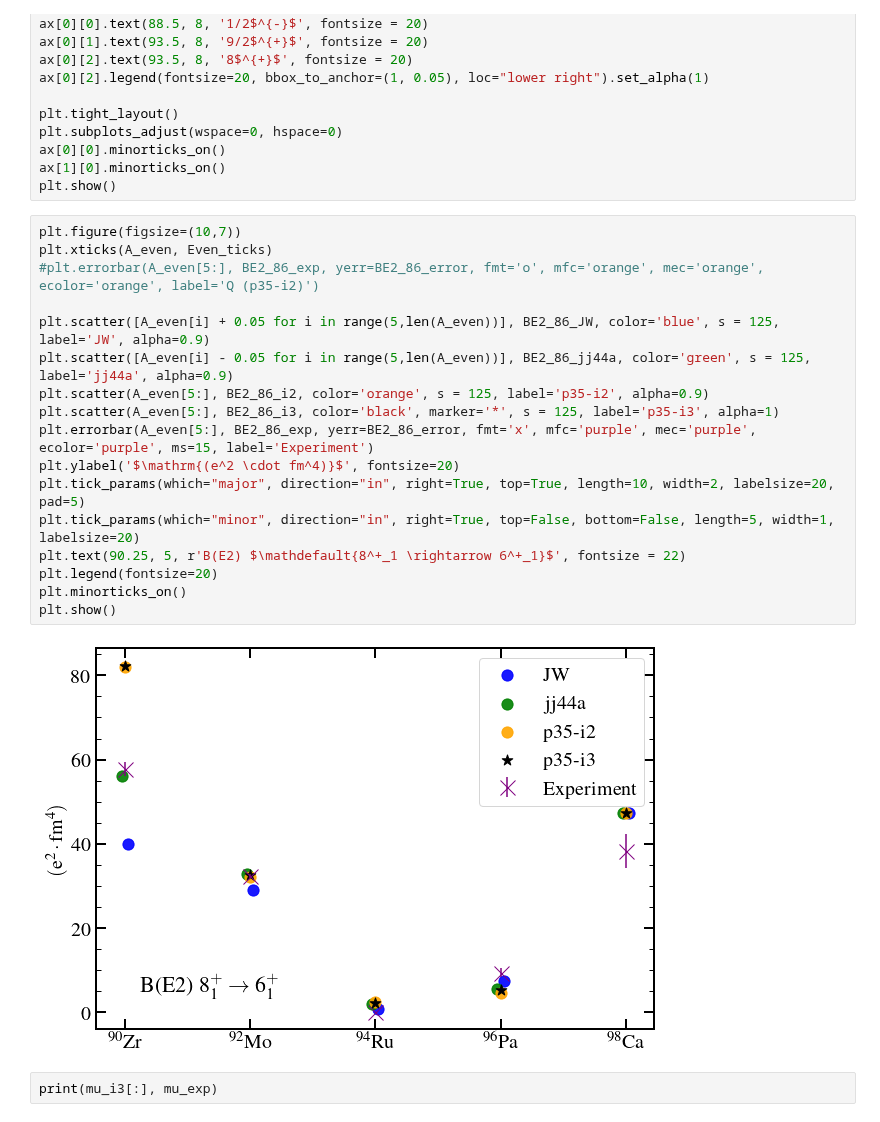
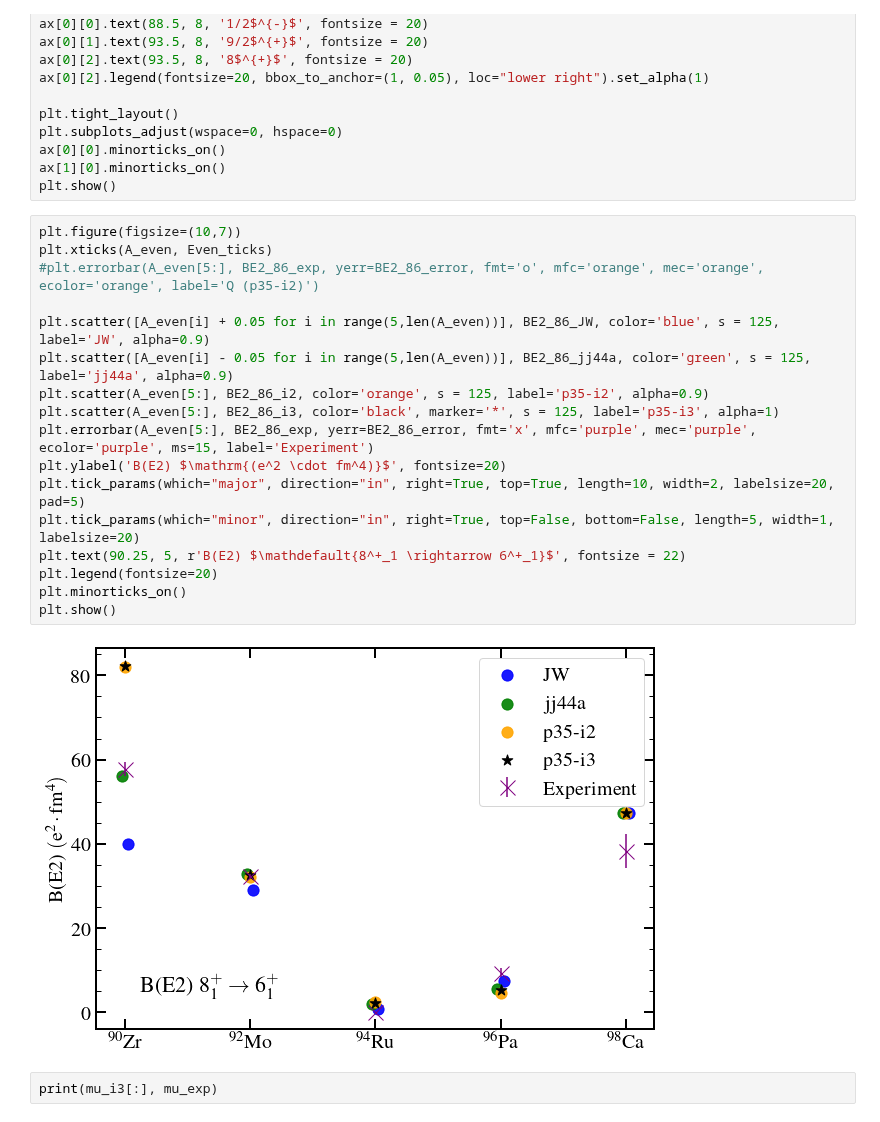
Before and after one commit to JordanPurcell/Research, a Jupyter notebook: plots/EM_properties.ipynb, the cells around one changed output. Cells and saved outputs as stored; diff of their text form.

Commit message:
Plot Update
Fixed y axis on B(E2) 8->6 plot

```diff
--- a/plots/EM_properties.ipynb
+++ b/plots/EM_properties.ipynb
@@ -471,22 +471,22 @@ plt.show()
 # %%
 plt.figure(figsize=(10,7))
 plt.xticks(A_even, Even_ticks)
 #plt.errorbar(A_even[5:], BE2_86_exp, yerr=BE2_86_error, fmt='o', mfc='orange', mec='orange', ecolor='orange', label='Q (p35-i2)')
 
 plt.scatter([A_even[i] + 0.05 for i in range(5,len(A_even))], BE2_86_JW, color='blue', s = 125, label='JW', alpha=0.9)
 plt.scatter([A_even[i] - 0.05 for i in range(5,len(A_even))], BE2_86_jj44a, color='green', s = 125, label='jj44a', alpha=0.9)
 plt.scatter(A_even[5:], BE2_86_i2, color='orange', s = 125, label='p35-i2', alpha=0.9)
 plt.scatter(A_even[5:], BE2_86_i3, color='black', marker='*', s = 125, label='p35-i3', alpha=1)
 plt.errorbar(A_even[5:], BE2_86_exp, yerr=BE2_86_error, fmt='x', mfc='purple', mec='purple', ecolor='purple', ms=15, label='Experiment')
-plt.ylabel('$\mathrm{(e^2 \cdot fm^4)}$', fontsize=20)
+plt.ylabel('B(E2) $\mathrm{(e^2 \cdot fm^4)}$', fontsize=20)
 plt.tick_params(which="major", direction="in", right=True, top=True, length=10, width=2, labelsize=20, pad=5)
 plt.tick_params(which="minor", direction="in", right=True, top=False, bottom=False, length=5, width=1, labelsize=20)
 plt.text(90.25, 5, r'B(E2) $\mathdefault{8^+_1 \rightarrow 6^+_1}$', fontsize = 22)
 plt.legend(fontsize=20)
 plt.minorticks_on()
 plt.show()
 # %% [output]
-[figure, old version]
+[figure, new version]
 # %%
 print(mu_i3[:], mu_exp)
 # %% [output]
```
Also changed, not shown: 1 other file.
